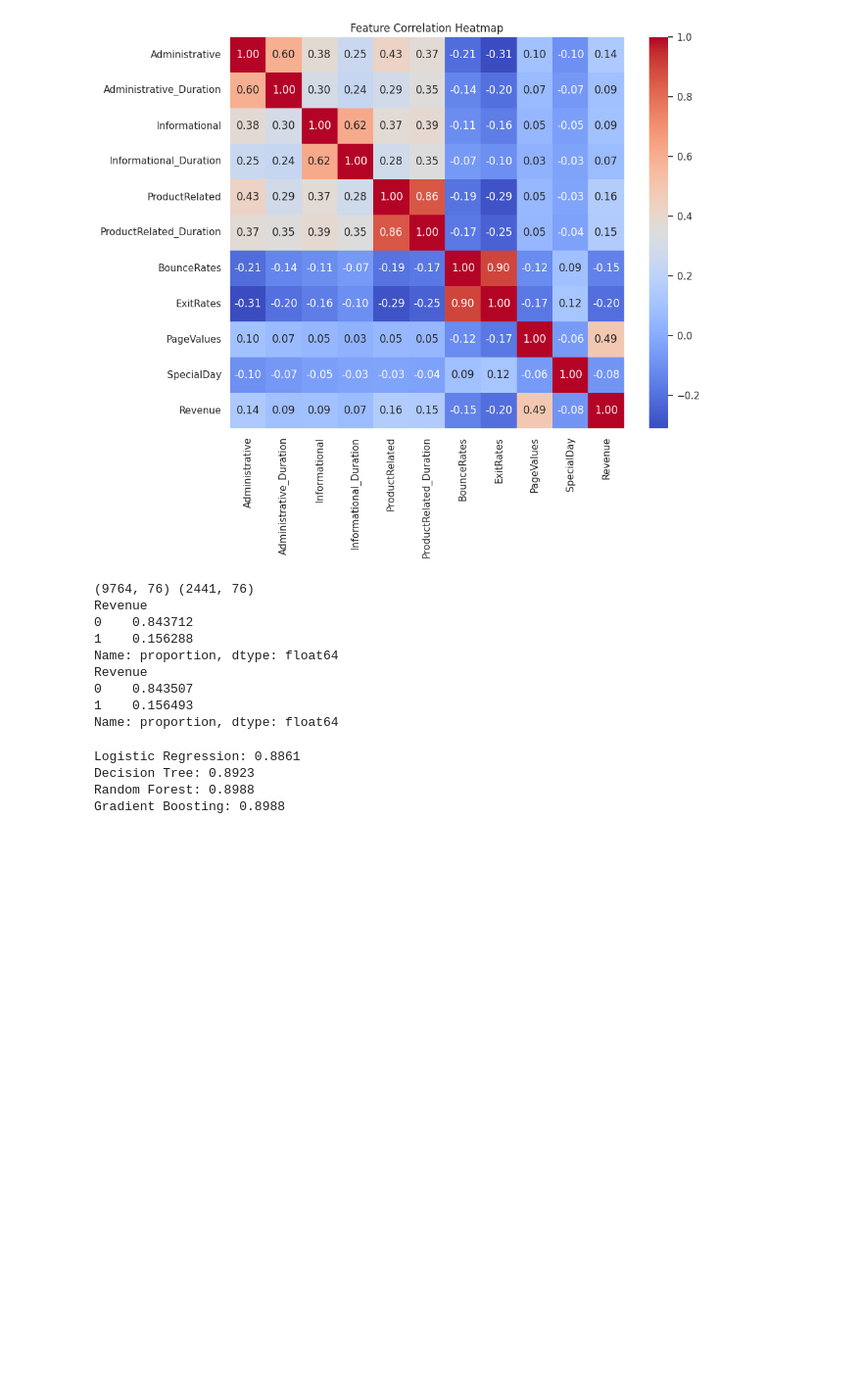
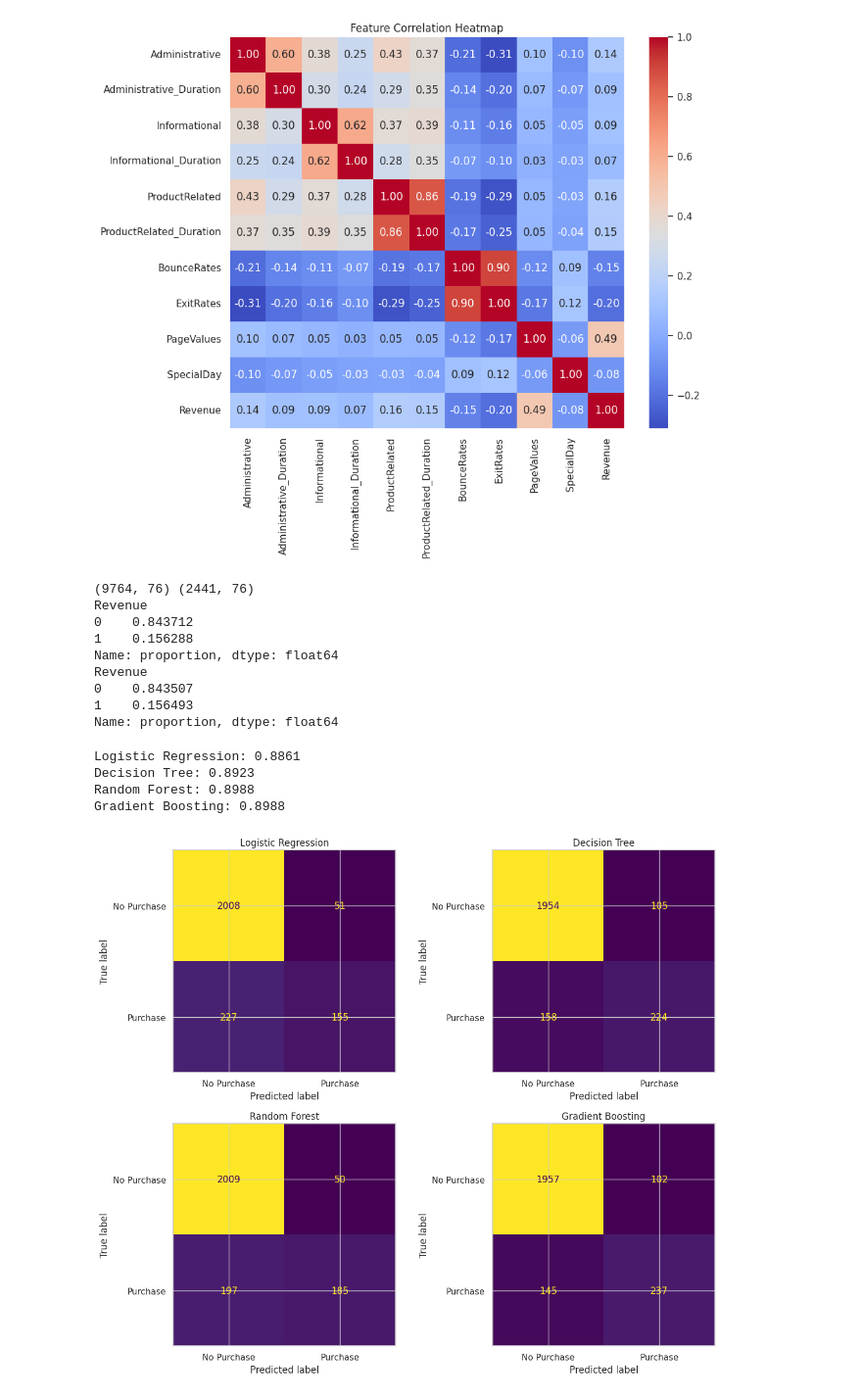
Before and after one commit to hetalsharmaaa/perzonix, a Jupyter notebook: shoppersintent.ipynb, the cells around one changed output. Shown at 98% size. Cells and saved outputs as stored; diff of their text form; code cells hidden in the pictures; blank space fills up the shorter version.

```diff
--- a/shoppersintent.ipynb
+++ b/shoppersintent.ipynb
@@ -274,3 +274,24 @@ Logistic Regression: 0.8861
 Decision Tree: 0.8923
 Random Forest: 0.8988
 Gradient Boosting: 0.8988
+# %%
+from sklearn.metrics import confusion_matrix, ConfusionMatrixDisplay
+import matplotlib.pyplot as plt
+
+fig, axes = plt.subplots(2, 2, figsize=(12, 10))
+models_preds = {
+    "Logistic Regression": y_pred_log,
+    "Decision Tree": y_pred_dt,
+    "Random Forest": y_pred_rf,
+    "Gradient Boosting": y_pred_gb
+}
+
+for ax, (name, preds) in zip(axes.flat, models_preds.items()):
+    cm = confusion_matrix(y_test, preds)
+    ConfusionMatrixDisplay(cm, display_labels=["No Purchase", "Purchase"]).plot(ax=ax, colorbar=False)
+    ax.set_title(name)
+
+plt.tight_layout()
+plt.show()
+# %% [output]
+[figure, added]
```
Also changed, not shown: parts of 4 cells of this notebook.
